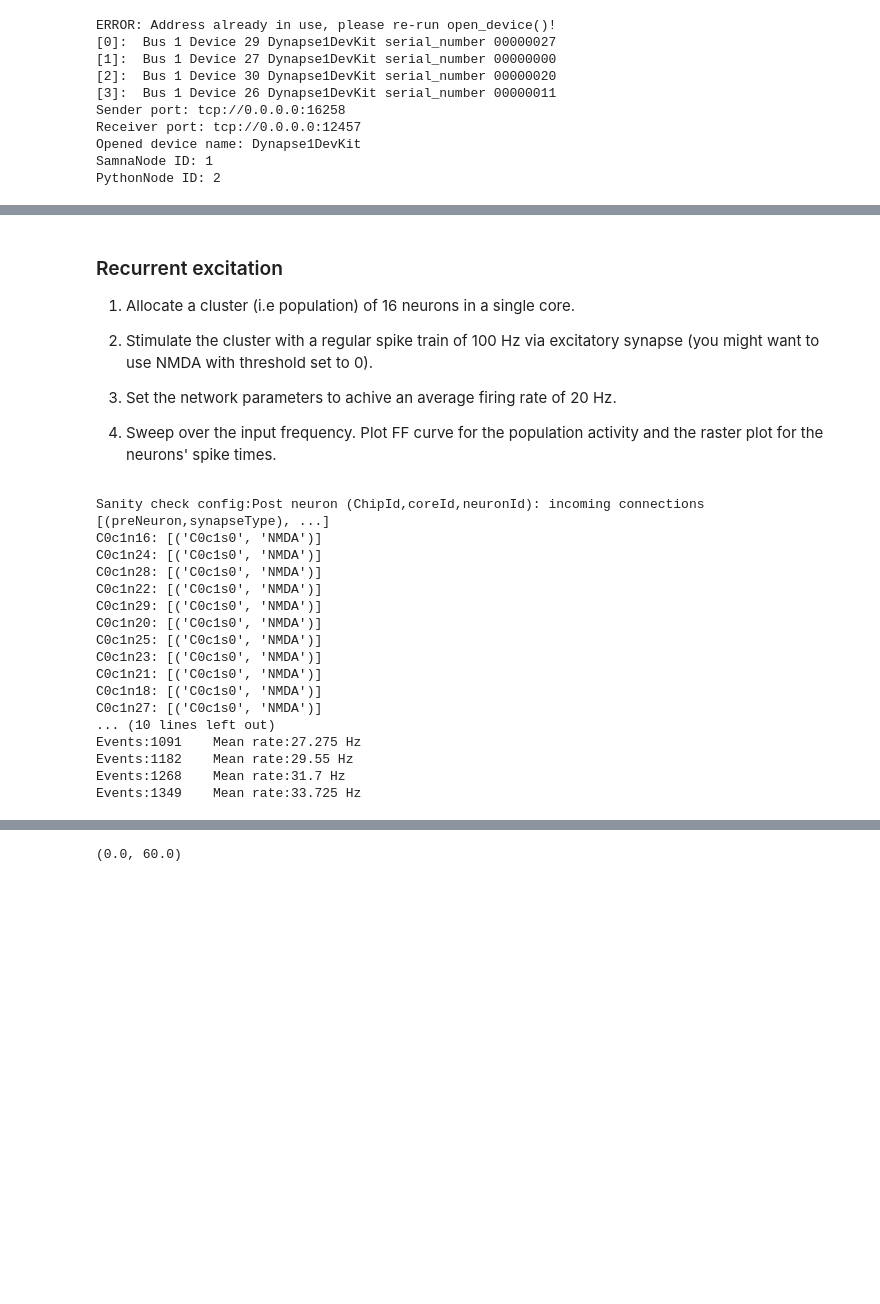
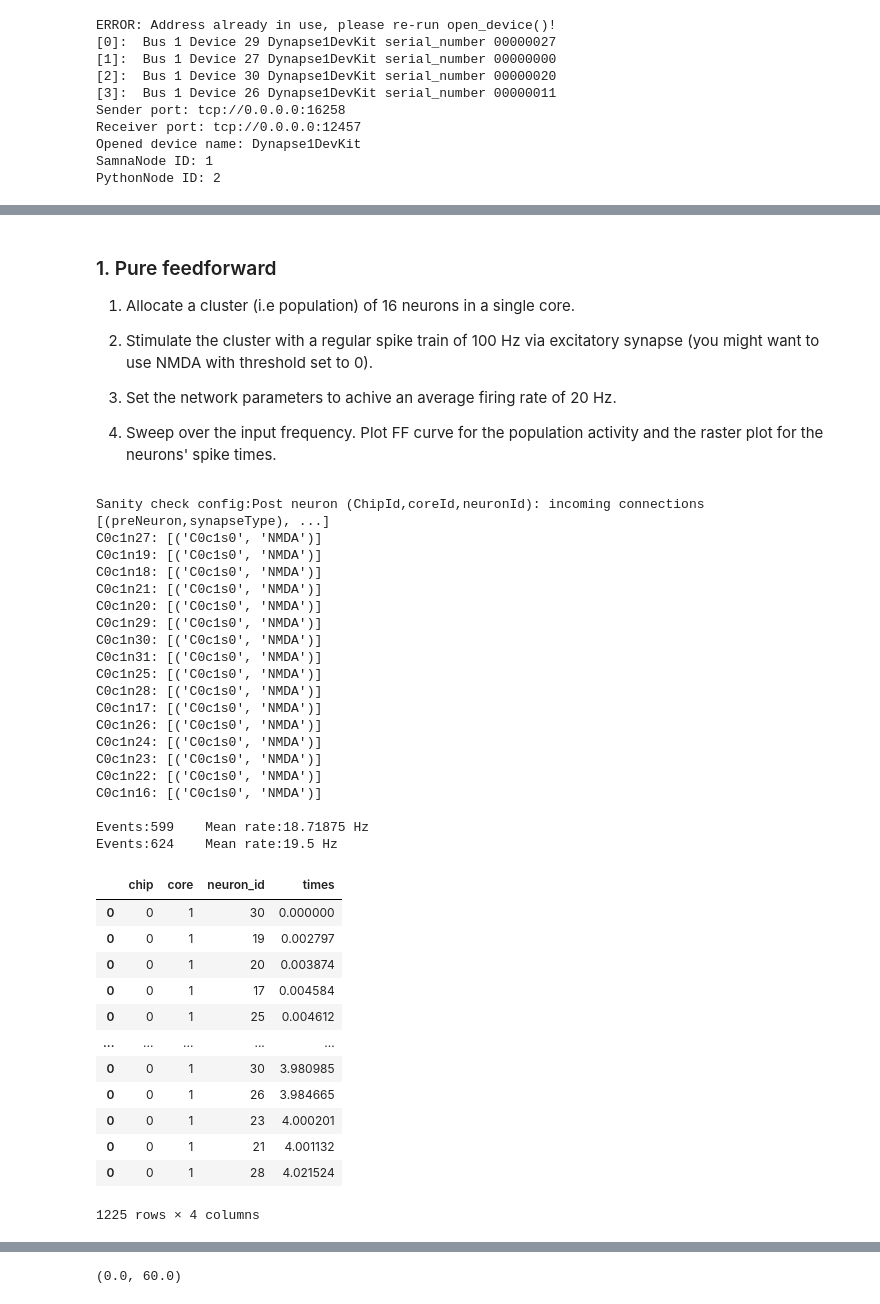
Before and after one commit to FarahBaracat/ni_class_dynapse, a Jupyter notebook: EI_network.ipynb, the cells around one changed output, grey strips where cells are left out. Drawn from its saved outputs; the diff is of its cells as text; code cells hidden in the pictures; blank space fills up the shorter version.

```diff
--- a/EI_network.ipynb
+++ b/EI_network.ipynb
@@ -63,7 +63,7 @@ In this tutorial, we go through different connectivity schemes: feed-forward, re
 
 This exercise will be mostly hands-free (minimal skeleton code) to get you used to coding from scratch (as will happen with the projects).
 # %% [markdown]
- ### Recurrent excitation
+ ### 1. Pure feedforward
 1. Allocate a cluster (i.e population) of 16 neurons in a single core.
 2. Stimulate the cluster with a regular spike train of 100 Hz via excitatory synapse (you might want to use NMDA with threshold set to 0).
 3. Set the network parameters to achive an average firing rate of 20 Hz.
@@ -203,7 +203,9 @@ graph, filter_node, sink_node = ut.create_neuron_select_graph(model, DPI_neuron.
 
 results_df = pd.DataFrame()
 ff_df = pd.DataFrame(columns=['in_rate', 'out_rate'])
-for row, rate in enumerate(range(10, 400, 50)):
+mon_dur = 10 # in sec
+
+for row, rate in enumerate([100]):#range(10, 400, 50)
     spike_times, dev_ids, target_chips = generate_reg_sp_train(spikegen, DPI_neuron.chip_id, rate, emu_dur)
     ut.set_fpga_spike_gen(fpga_spike_gen, spike_times, dev_ids, target_chips, isi_base, repeat_mode)
 
@@ -215,36 +217,56 @@ for row, rate in enumerate(range(10, 400, 50)):
 
     # Clear buffer
     sink_node.get_events()
+    for i in range(2):
+        # get spikes every 2 seconds
+        time.sleep(emu_dur)
+        events = sink_node.get_events()
 
-    # get spikes every 2 seconds
-    time.sleep(emu_dur + 0.5)
-    events = sink_node.get_events()
-
-    # process the events
-    mean_rate_pop = len(events)/n_exc/(emu_dur+0.5)
-    print(f"Events:{len(events)}    Mean rate:{mean_rate_pop} Hz")
+        # process the events
+        mean_rate_pop = len(events)/n_exc/(emu_dur)
+        print(f"Events:{len(events)}    Mean rate:{mean_rate_pop} Hz")
+        results_df = organize_results(events, results_df)
 
     graph.stop()
     fpga_spike_gen.stop()
 
     # Organize events
-    results_df = organize_results(events, results_df)
+    # results_df = organize_results(events, results_df)
     ff_df.loc[row] = [rate, mean_rate_pop]
 # %% [output]
 Sanity check config:Post neuron (ChipId,coreId,neuronId): incoming connections [(preNeuron,synapseType), ...]
+C0c1n27: [('C0c1s0', 'NMDA')]
+C0c1n19: [('C0c1s0', 'NMDA')]
+C0c1n18: [('C0c1s0', 'NMDA')]
+C0c1n21: [('C0c1s0', 'NMDA')]
+C0c1n20: [('C0c1s0', 'NMDA')]
+C0c1n29: [('C0c1s0', 'NMDA')]
+C0c1n30: [('C0c1s0', 'NMDA')]
+C0c1n31: [('C0c1s0', 'NMDA')]
+C0c1n25: [('C0c1s0', 'NMDA')]
+C0c1n28: [('C0c1s0', 'NMDA')]
+C0c1n17: [('C0c1s0', 'NMDA')]
+C0c1n26: [('C0c1s0', 'NMDA')]
+C0c1n24: [('C0c1s0', 'NMDA')]
+C0c1n23: [('C0c1s0', 'NMDA')]
+C0c1n22: [('C0c1s0', 'NMDA')]
 C0c1n16: [('C0c1s0', 'NMDA')]
-C0c1n24: [('C0c1s0', 'NMDA')]
-C0c1n28: [('C0c1s0', 'NMDA')]
-C0c1n22: [('C0c1s0', 'NMDA')]
-C0c1n29: [('C0c1s0', 'NMDA')]
-C0c1n20: [('C0c1s0', 'NMDA')]
-C0c1n25: [('C0c1s0', 'NMDA')]
-C0c1n23: [('C0c1s0', 'NMDA')]
-C0c1n21: [('C0c1s0', 'NMDA')]
-C0c1n18: [('C0c1s0', 'NMDA')]
-C0c1n27: [('C0c1s0', 'NMDA')]
-... (10 lines left out)
-Events:1091    Mean rate:27.275 Hz
-Events:1182    Mean rate:29.55 Hz
-Events:1268    Mean rate:31.7 Hz
-Events:1349    Mean rate:33.725 Hz
+
+Events:599    Mean rate:18.71875 Hz
+Events:624    Mean rate:19.5 Hz
+# %%
+results_df
+# %% [output]
+|  | chip | core | neuron_id | times |
+| 0 | 0 | 1 | 30 | 0.000000 |
+| 0 | 0 | 1 | 19 | 0.002797 |
+| 0 | 0 | 1 | 20 | 0.003874 |
+| 0 | 0 | 1 | 17 | 0.004584 |
+| 0 | 0 | 1 | 25 | 0.004612 |
+| ... | ... | ... | ... | ... |
+| 0 | 0 | 1 | 30 | 3.980985 |
+| 0 | 0 | 1 | 26 | 3.984665 |
+| 0 | 0 | 1 | 23 | 4.000201 |
+| 0 | 0 | 1 | 21 | 4.001132 |
+| 0 | 0 | 1 | 28 | 4.021524 |
+1225 rows × 4 columns
```
Also changed, not shown: parts of 4 cells of this notebook.
